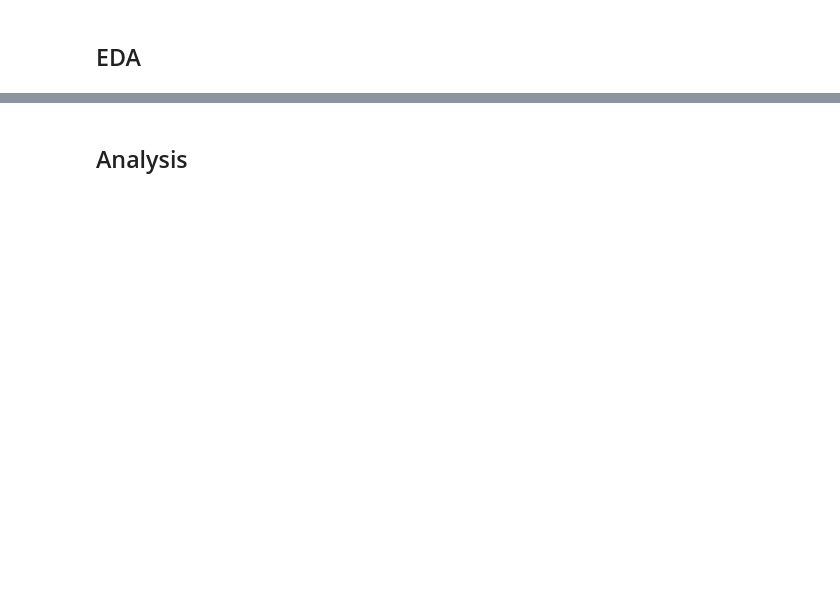
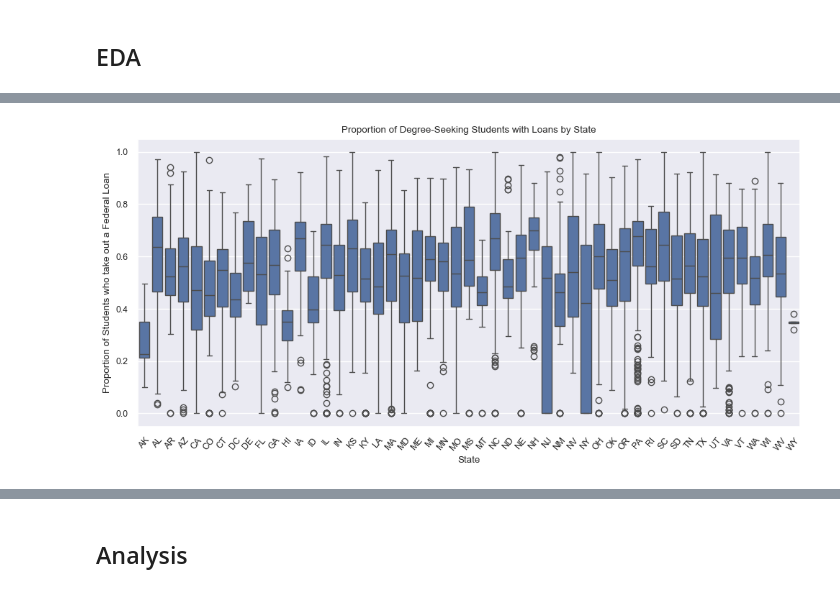
Before and after one commit to Joshua-Wehner/ISYE6414_Project, a Jupyter notebook: Logistic_Regression.ipynb, the cells around one changed output, grey strips where cells are left out. Saved outputs shown, nothing was run; the diff lists cells and outputs as text; code cells hidden in the pictures; blank space fills up the shorter version.

```diff
--- a/Logistic_Regression.ipynb
+++ b/Logistic_Regression.ipynb
@@ -278,0 +313,17 @@ plt.show()
+# %%
+# Set up the plotting area
+plt.figure(figsize=(10, 5))
+
+# Boxplot for Variation of Percent of Student Loans
+sns.boxplot(x='State', y='PCTFLOAN', data=df_hist)
+sns.set(font_scale=.8)
+plt.title('Proportion of Degree-Seeking Students with Loans by State')
+plt.ylabel('Proportion of Students who take out a Federal Loan')
+plt.xlabel('State')
+plt.xticks(rotation=50)  # Rotates the X-axis labels for better readability
+
+# Show the plot
+plt.tight_layout()
+plt.show()
+# %% [output]
+[figure, added]
```
Also changed, not shown: parts of 40 cells of this notebook, 2 other files.
